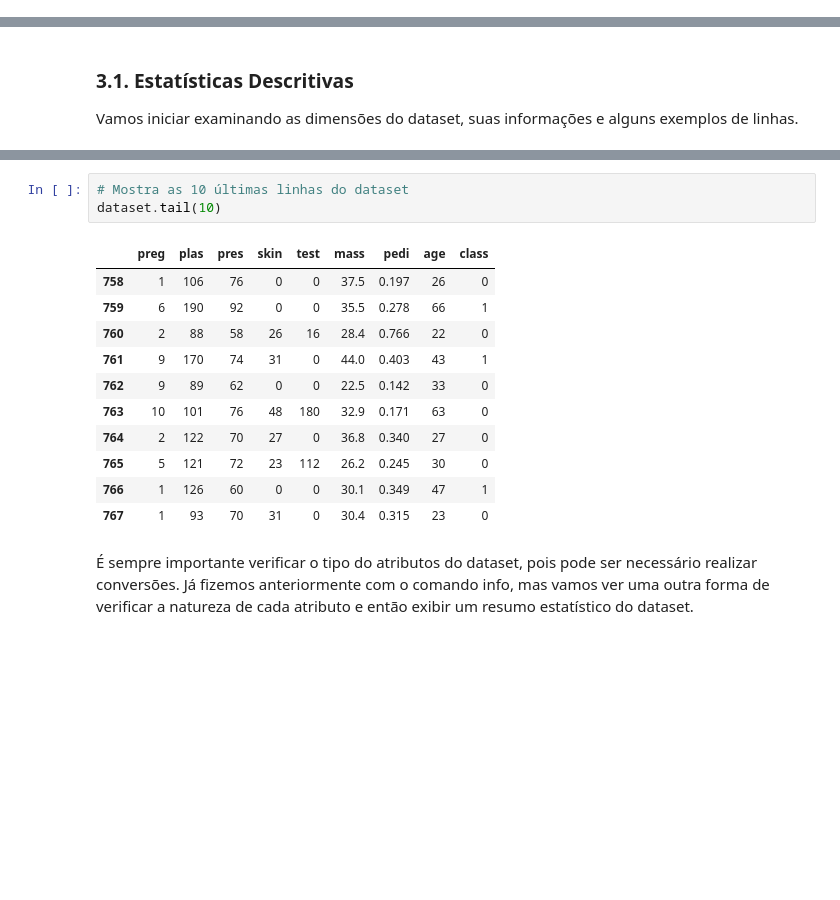
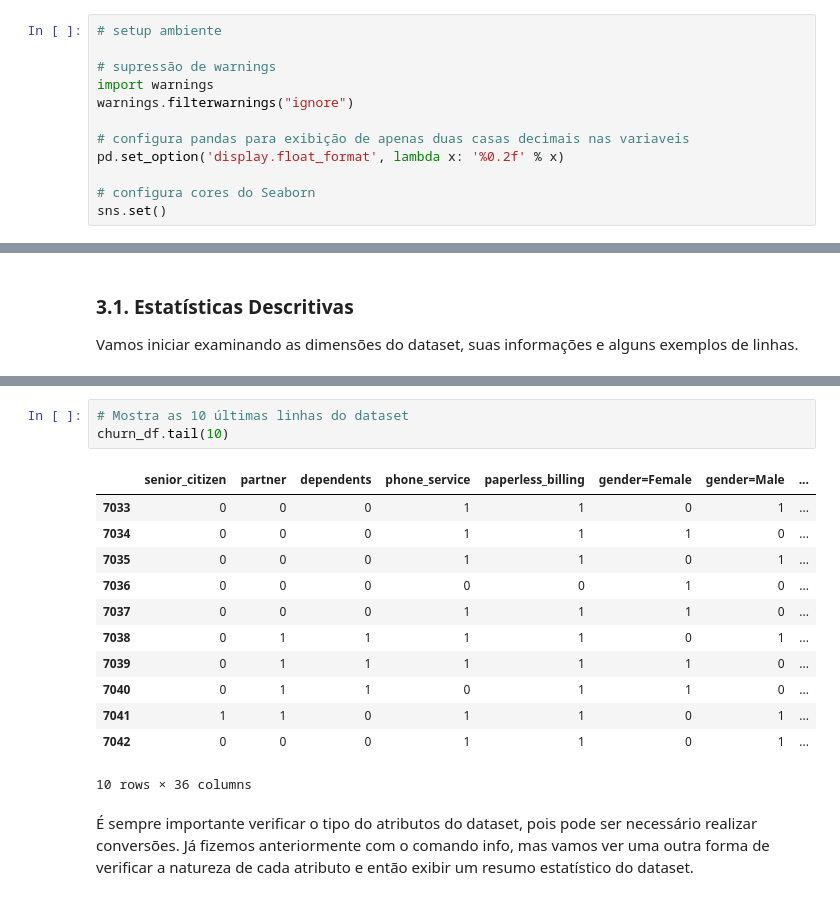
Before and after one commit to itaborai83/ecd221-ML-trabalho, a Jupyter notebook: ML_7_Projeto_completo_de_Classificação_Binária_Telco_Churn.ipynb, the cells around one changed output, grey strips where cells are left out. Drawn from its saved outputs; the diff is of its cells as text; blank space fills up the shorter version.

```diff
--- a/ML_7_Projeto_completo_de_Classificação_Binária_Telco_Churn.ipynb
+++ b/ML_7_Projeto_completo_de_Classificação_Binária_Telco_Churn.ipynb
@@ -61,0 +73,12 @@ warnings.filterwarnings("ignore")
+# %%
+# setup ambiente
+
+# supressão de warnings
+import warnings
+warnings.filterwarnings("ignore")
+
+# configura pandas para exibição de apenas duas casas decimais nas variaveis
+pd.set_option('display.float_format', lambda x: '%0.2f' % x)
+
+# configura cores do Seaborn
+sns.set()
@@ -135,18 +290,19 @@ dataset.head(10)
 # %%
 # Mostra as 10 últimas linhas do dataset
-dataset.tail(10)
+churn_df.tail(10)
 # %% [output]
-|  | preg | plas | pres | skin | test | mass | pedi | age | class |
-| 758 | 1 | 106 | 76 | 0 | 0 | 37.5 | 0.197 | 26 | 0 |
-| 759 | 6 | 190 | 92 | 0 | 0 | 35.5 | 0.278 | 66 | 1 |
-| 760 | 2 | 88 | 58 | 26 | 16 | 28.4 | 0.766 | 22 | 0 |
-| 761 | 9 | 170 | 74 | 31 | 0 | 44.0 | 0.403 | 43 | 1 |
-| 762 | 9 | 89 | 62 | 0 | 0 | 22.5 | 0.142 | 33 | 0 |
-| 763 | 10 | 101 | 76 | 48 | 180 | 32.9 | 0.171 | 63 | 0 |
-| 764 | 2 | 122 | 70 | 27 | 0 | 36.8 | 0.340 | 27 | 0 |
-| 765 | 5 | 121 | 72 | 23 | 112 | 26.2 | 0.245 | 30 | 0 |
-| 766 | 1 | 126 | 60 | 0 | 0 | 30.1 | 0.349 | 47 | 1 |
-| 767 | 1 | 93 | 70 | 31 | 0 | 30.4 | 0.315 | 23 | 0 |
+|  | senior_citizen | partner | dependents | phone_service | paperless_billing | gender=Female | gender=Male | ... |
+| 7033 | 0 | 0 | 0 | 1 | 1 | 0 | 1 | ... |
+| 7034 | 0 | 0 | 0 | 1 | 1 | 1 | 0 | ... |
+| 7035 | 0 | 0 | 0 | 1 | 1 | 0 | 1 | ... |
+| 7036 | 0 | 0 | 0 | 0 | 0 | 1 | 0 | ... |
+| 7037 | 0 | 0 | 0 | 1 | 1 | 1 | 0 | ... |
+| 7038 | 0 | 1 | 1 | 1 | 1 | 0 | 1 | ... |
+| 7039 | 0 | 1 | 1 | 1 | 1 | 1 | 0 | ... |
+| 7040 | 0 | 1 | 1 | 0 | 1 | 1 | 0 | ... |
+| 7041 | 1 | 1 | 0 | 1 | 1 | 0 | 1 | ... |
+| 7042 | 0 | 0 | 0 | 1 | 1 | 0 | 1 | ... |
+10 rows × 36 columns
 # %% [markdown]
 É sempre importante verificar o tipo do atributos do dataset, pois pode ser necessário realizar conversões. Já fizemos anteriormente com o comando info, mas vamos ver uma outra forma de verificar a natureza de cada atributo e então exibir um resumo estatístico do dataset.
 # %%
```
Also changed, not shown: parts of 38 cells of this notebook.
